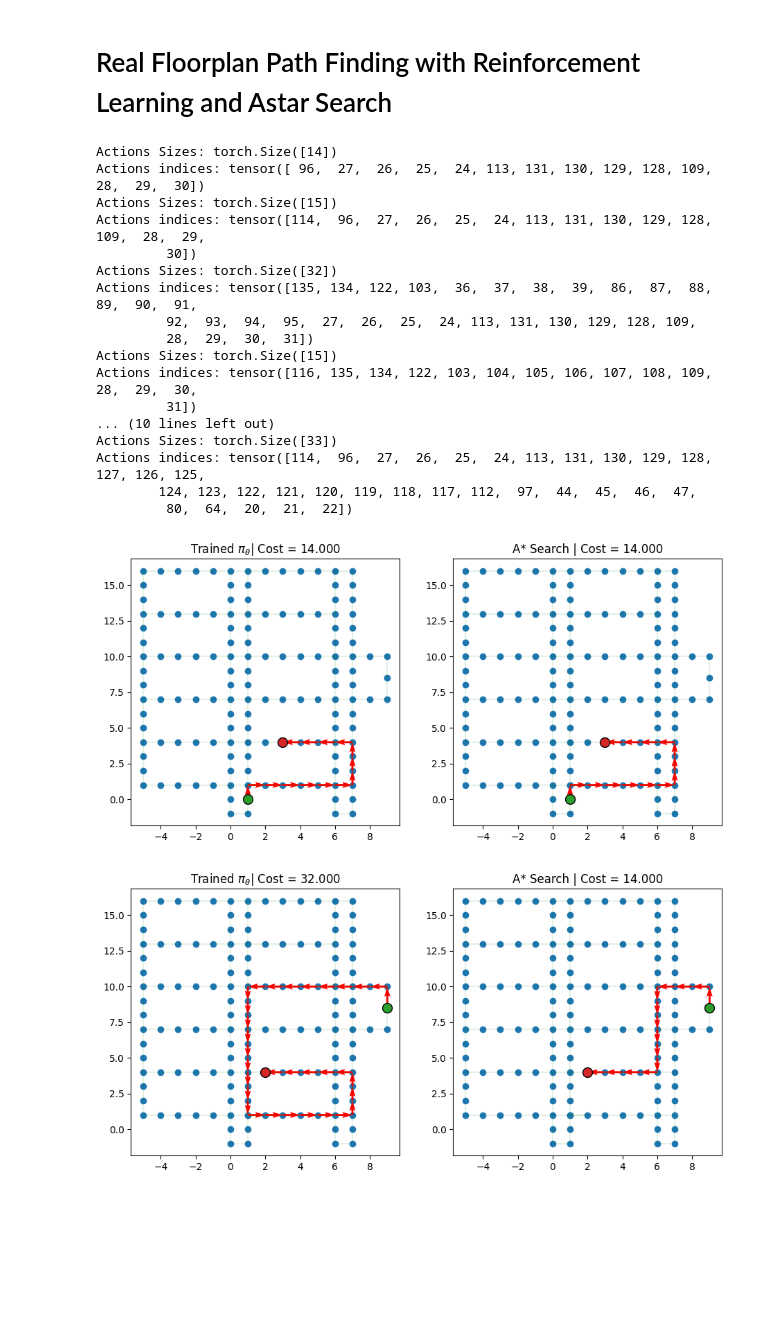
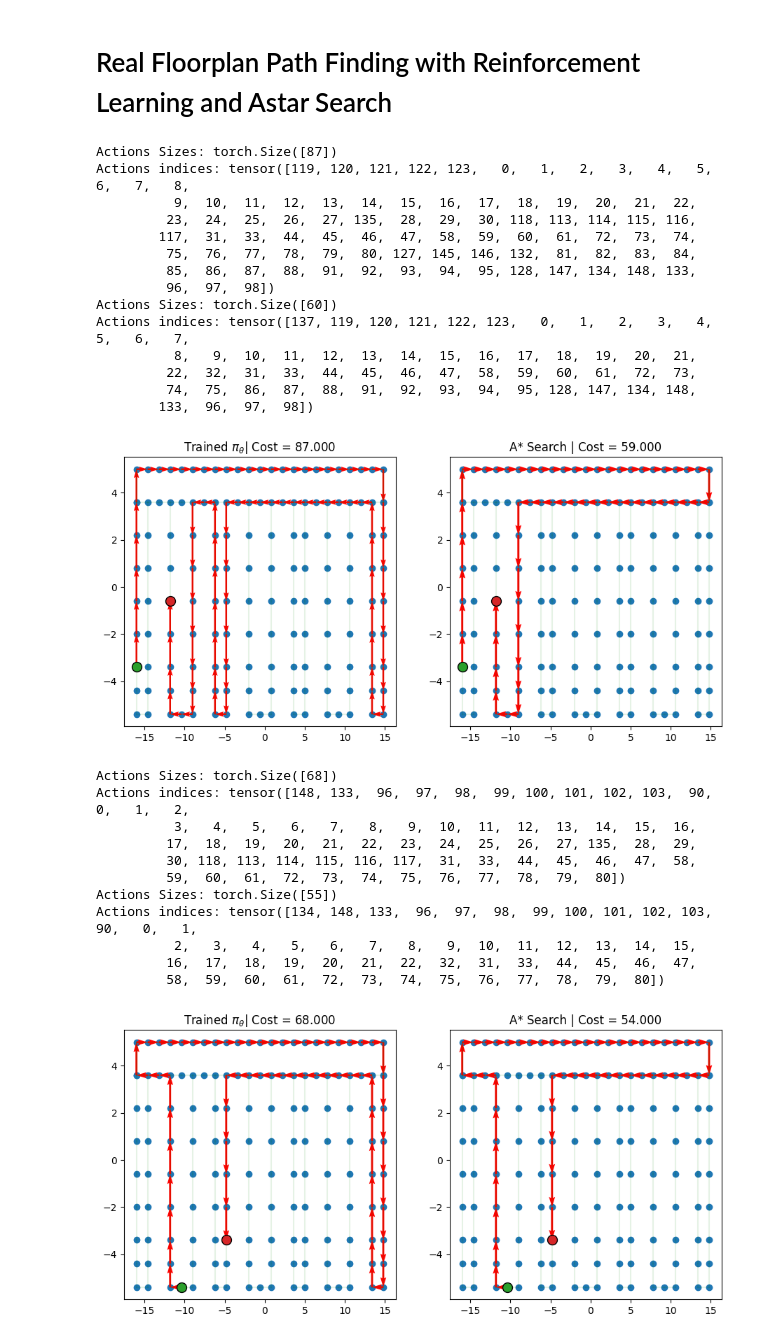
Before and after one commit to primevisiontechnology-com/res-pvt-ai4spp, a Jupyter notebook: TestOnFP.ipynb, the cells around one changed output. Saved outputs shown, nothing was run; the diff lists cells and outputs as text; code cells hidden in the pictures; blank space fills up the shorter version.

```diff
--- a/TestOnFP.ipynb
+++ b/TestOnFP.ipynb
@@ -3,10 +3,10 @@ import torch
 from FPenv import FPEnv
 
 # Recreate training env
-env = FPEnv(fp_path="Floorplans/RL/Ocala/floorplan.json")
+env = FPEnv(fp_path="Floorplans/RL/Torresdale/floorplan.json")
 
 # Load Trained Models
-model = torch.load('Models/TrainOnOcola.pth')
+model = torch.load('Models/Torresdale/AM/TrainOnTorresdaleV1.pth')
 # %%
 # Set up device
 device = torch.device("cuda" if torch.cuda.is_available() else "cpu")
@@ -17,50 +17,65 @@ model = model.to(device)
 from FPenv import FPEnv
 from astar import AStarSearch
 import torch
 
+# Name for the floorplan
+floorplan_name = "Torresdale"
+
 # Setup a device
 device = torch.device("cuda" if torch.cuda.is_available() else "cpu")
 
-infer_env = FPEnv(fp_path="Floorplans/RL/Ocala/floorplan.json")
+infer_env = FPEnv(fp_path="Floorplans/RL/Torresdale/floorplan.json")
 td_init = infer_env.reset(batch_size=[4]).to(device)
 
 policy = model.policy.to(device)
 
 out = policy(td_init.clone(), infer_env, phase="test", decode_type="greedy", return_actions=True)
 actions_trained = out['actions'].cpu().detach()
 
 # run A* search on the environment
 astar = AStarSearch(td_init.clone())
 astar_out = astar.search()
 actions_astar = astar_out["actions"].cpu().detach()
 
 # Plotting
 import matplotlib.pyplot as plt
 for i, td in enumerate(td_init):
     fig, axs = plt.subplots(1,2, figsize=(11,5))
 
     infer_env.render(td, actions_trained[i], ax=axs[0])
     axs[0].set_title(r"Trained $\pi_\theta$" + f"| Cost = {-out['reward'][i].item():.3f}")
 
     infer_env.render(td, actions_astar[i], ax=axs[1])
     axs[1].set_title("A* Search | Cost = {:.3f}".format(-astar_out["reward"][i].item()))
+
+    plt.savefig(f"media/plot_{floorplan_name}_{i}.png", format='png', dpi=300)
+
+    plt.show()
 # %% [output]
-Actions Sizes: torch.Size([14])
-Actions indices: tensor([ 96,  27,  26,  25,  24, 113, 131, 130, 129, 128, 109,  28,  29,  30])
-Actions Sizes: torch.Size([15])
-Actions indices: tensor([114,  96,  27,  26,  25,  24, 113, 131, 130, 129, 128, 109,  28,  29,
-         30])
-Actions Sizes: torch.Size([32])
-Actions indices: tensor([135, 134, 122, 103,  36,  37,  38,  39,  86,  87,  88,  89,  90,  91,
-         92,  93,  94,  95,  27,  26,  25,  24, 113, 131, 130, 129, 128, 109,
-         28,  29,  30,  31])
-Actions Sizes: torch.Size([15])
-Actions indices: tensor([116, 135, 134, 122, 103, 104, 105, 106, 107, 108, 109,  28,  29,  30,
-         31])
-... (10 lines left out)
-Actions Sizes: torch.Size([33])
-Actions indices: tensor([114,  96,  27,  26,  25,  24, 113, 131, 130, 129, 128, 127, 126, 125,
-        124, 123, 122, 121, 120, 119, 118, 117, 112,  97,  44,  45,  46,  47,
-         80,  64,  20,  21,  22])
+Actions Sizes: torch.Size([87])
+Actions indices: tensor([119, 120, 121, 122, 123,   0,   1,   2,   3,   4,   5,   6,   7,   8,
+          9,  10,  11,  12,  13,  14,  15,  16,  17,  18,  19,  20,  21,  22,
+         23,  24,  25,  26,  27, 135,  28,  29,  30, 118, 113, 114, 115, 116,
+        117,  31,  33,  44,  45,  46,  47,  58,  59,  60,  61,  72,  73,  74,
+         75,  76,  77,  78,  79,  80, 127, 145, 146, 132,  81,  82,  83,  84,
+         85,  86,  87,  88,  91,  92,  93,  94,  95, 128, 147, 134, 148, 133,
+         96,  97,  98])
+Actions Sizes: torch.Size([60])
+Actions indices: tensor([137, 119, 120, 121, 122, 123,   0,   1,   2,   3,   4,   5,   6,   7,
+          8,   9,  10,  11,  12,  13,  14,  15,  16,  17,  18,  19,  20,  21,
+         22,  32,  31,  33,  44,  45,  46,  47,  58,  59,  60,  61,  72,  73,
+         74,  75,  86,  87,  88,  91,  92,  93,  94,  95, 128, 147, 134, 148,
+        133,  96,  97,  98])
-[figure, old version]
+[figure, new version]
+Actions Sizes: torch.Size([68])
+Actions indices: tensor([148, 133,  96,  97,  98,  99, 100, 101, 102, 103,  90,   0,   1,   2,
+          3,   4,   5,   6,   7,   8,   9,  10,  11,  12,  13,  14,  15,  16,
+         17,  18,  19,  20,  21,  22,  23,  24,  25,  26,  27, 135,  28,  29,
+         30, 118, 113, 114, 115, 116, 117,  31,  33,  44,  45,  46,  47,  58,
+         59,  60,  61,  72,  73,  74,  75,  76,  77,  78,  79,  80])
+Actions Sizes: torch.Size([55])
+Actions indices: tensor([134, 148, 133,  96,  97,  98,  99, 100, 101, 102, 103,  90,   0,   1,
+          2,   3,   4,   5,   6,   7,   8,   9,  10,  11,  12,  13,  14,  15,
+         16,  17,  18,  19,  20,  21,  22,  32,  31,  33,  44,  45,  46,  47,
+         58,  59,  60,  61,  72,  73,  74,  75,  76,  77,  78,  79,  80])
-[figure, old version]
+[figure, new version]
```
Also changed, not shown: parts of 5 cells of this notebook, 34 other files.
